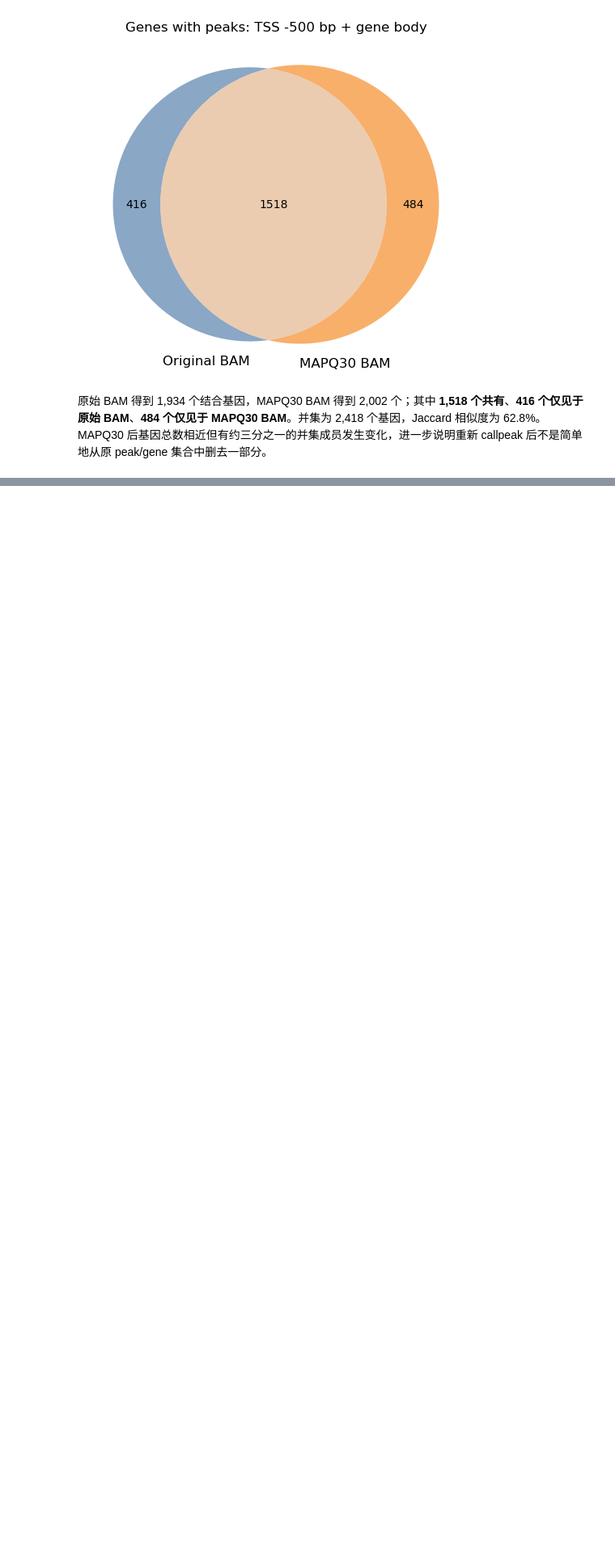
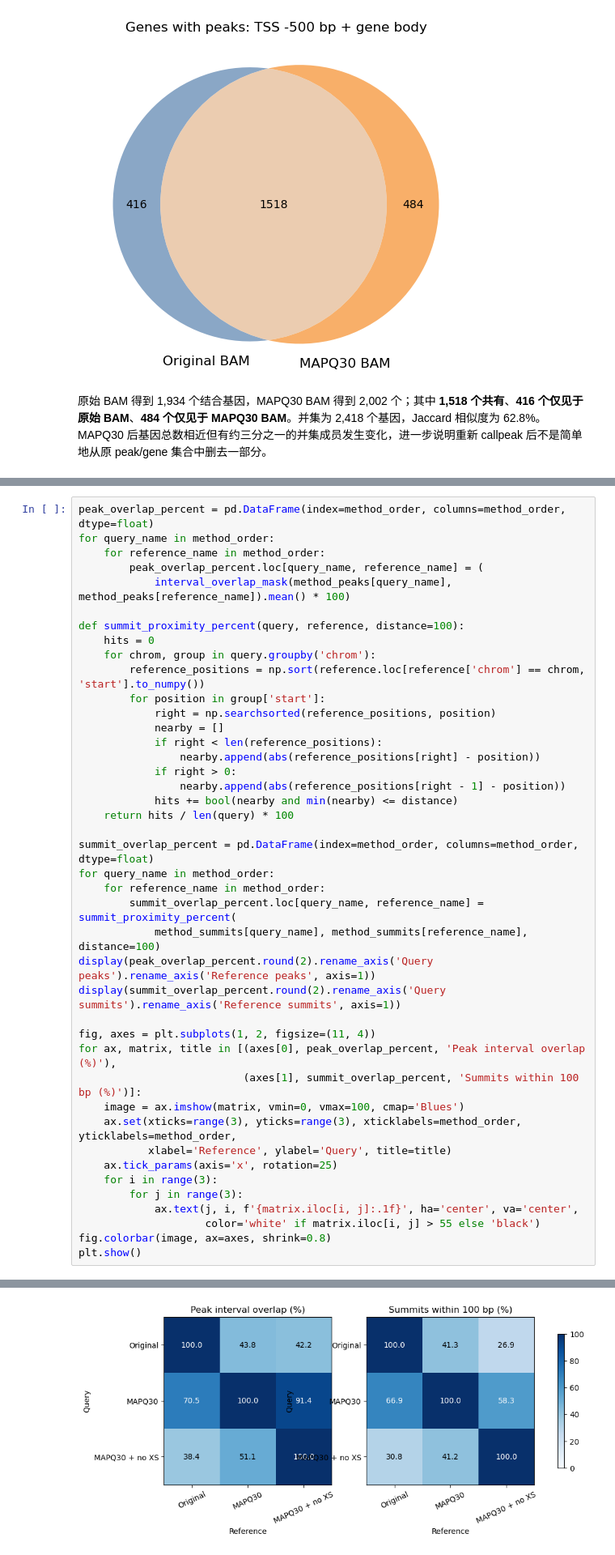
Before and after one commit to pengyfCR7/BAF60_ChIPseq_downstream_analyse_notebooks, a Jupyter notebook: inspect_BAF60_matrix.ipynb, the cells around one changed output, grey strips where cells are left out. Shown at 81% size. Saved outputs shown, nothing was run; the diff lists cells and outputs as text; blank space fills up the shorter version.

```diff
--- a/inspect_BAF60_matrix.ipynb
+++ b/inspect_BAF60_matrix.ipynb
@@ -511,0 +610,43 @@ plt.tight_layout()
+# %%
+peak_overlap_percent = pd.DataFrame(index=method_order, columns=method_order, dtype=float)
+for query_name in method_order:
+    for reference_name in method_order:
+        peak_overlap_percent.loc[query_name, reference_name] = (
+            interval_overlap_mask(method_peaks[query_name], method_peaks[reference_name]).mean() * 100)
+
+def summit_proximity_percent(query, reference, distance=100):
+    hits = 0
+    for chrom, group in query.groupby('chrom'):
+        reference_positions = np.sort(reference.loc[reference['chrom'] == chrom, 'start'].to_numpy())
+        for position in group['start']:
+            right = np.searchsorted(reference_positions, position)
+            nearby = []
+            if right < len(reference_positions):
+                nearby.append(abs(reference_positions[right] - position))
+            if right > 0:
+                nearby.append(abs(reference_positions[right - 1] - position))
+            hits += bool(nearby and min(nearby) <= distance)
+    return hits / len(query) * 100
+
+summit_overlap_percent = pd.DataFrame(index=method_order, columns=method_order, dtype=float)
+for query_name in method_order:
+    for reference_name in method_order:
+        summit_overlap_percent.loc[query_name, reference_name] = summit_proximity_percent(
+            method_summits[query_name], method_summits[reference_name], distance=100)
+display(peak_overlap_percent.round(2).rename_axis('Query peaks').rename_axis('Reference peaks', axis=1))
+display(summit_overlap_percent.round(2).rename_axis('Query summits').rename_axis('Reference summits', axis=1))
+
+fig, axes = plt.subplots(1, 2, figsize=(11, 4))
+for ax, matrix, title in [(axes[0], peak_overlap_percent, 'Peak interval overlap (%)'),
+                          (axes[1], summit_overlap_percent, 'Summits within 100 bp (%)')]:
+    image = ax.imshow(matrix, vmin=0, vmax=100, cmap='Blues')
+    ax.set(xticks=range(3), yticks=range(3), xticklabels=method_order, yticklabels=method_order,
+           xlabel='Reference', ylabel='Query', title=title)
+    ax.tick_params(axis='x', rotation=25)
+    for i in range(3):
+        for j in range(3):
+            ax.text(j, i, f'{matrix.iloc[i, j]:.1f}', ha='center', va='center',
+                    color='white' if matrix.iloc[i, j] > 55 else 'black')
+fig.colorbar(image, ax=axes, shrink=0.8)
+plt.show()
+# %% [output]
@@ -511,0 +663 @@ plt.tight_layout()
+[figure, added]
```
Also changed, not shown: parts of 7 cells of this notebook.
